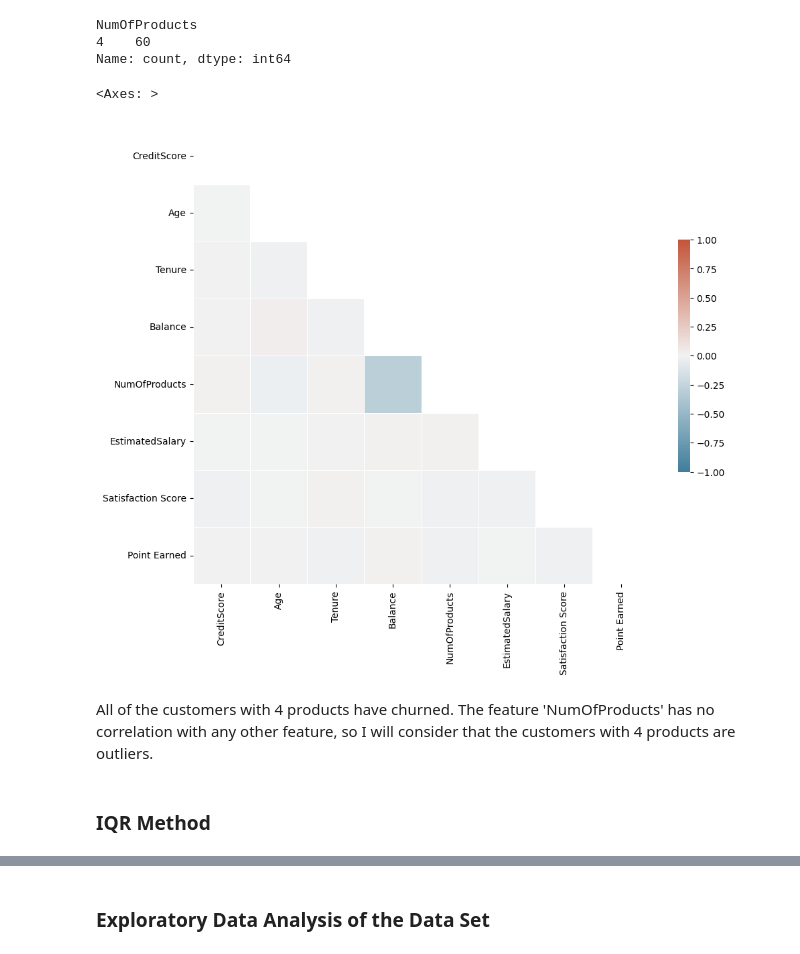
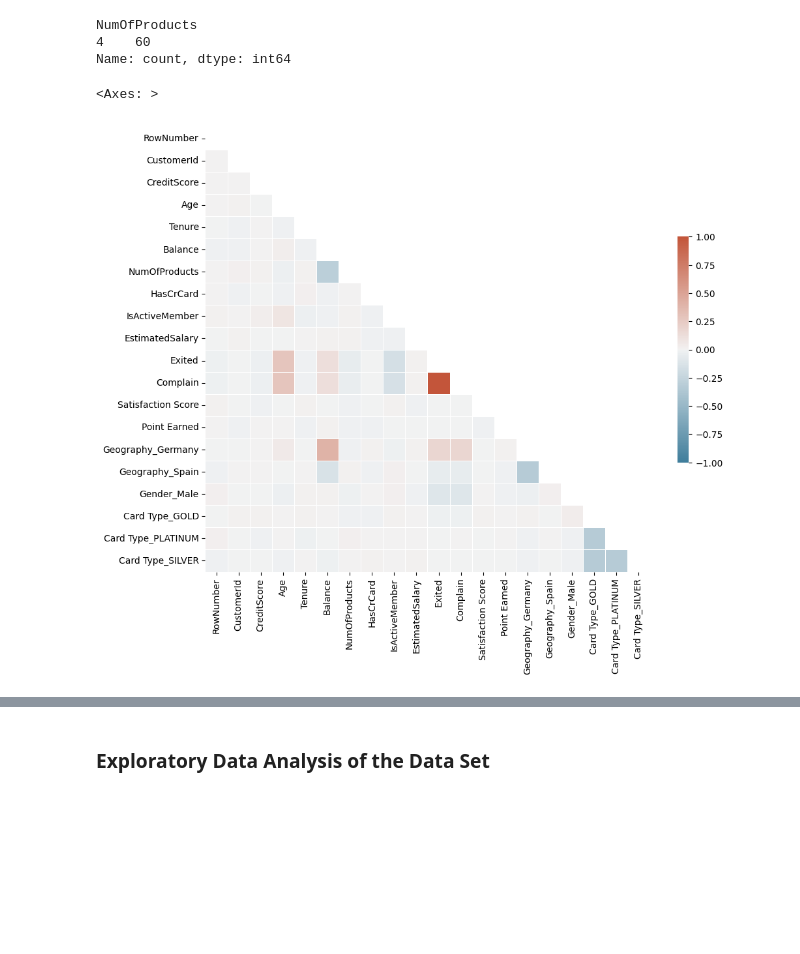
Before and after one commit to lucasanches/eda-bank-customer-churn, a Jupyter notebook: exploratory_analysis.ipynb, the cells around one changed output, grey strips where cells are left out. Drawn from its saved outputs; the diff is of its cells as text; code cells hidden in the pictures; blank space fills up the shorter version.

```diff
--- a/exploratory_analysis.ipynb
+++ b/exploratory_analysis.ipynb
@@ -189,16 +189,16 @@ Name: count, dtype: int64
 # %%
 # Getting the correlation matrix of the dataset
 
-corr = df.corr()
+bank_df.drop(['Surname'], axis=1, inplace=True)
+
+bank_df_encoded = pd.get_dummies(bank_df, drop_first=True)
+
+corr = bank_df_encoded.corr()
 mask = np.triu(np.ones_like(corr, dtype=bool))
 f, ax = plt.subplots(figsize=(11, 9))
 cmap = sns.diverging_palette(230, 20, as_cmap=True)
 sns.heatmap(corr, mask=mask, cmap=cmap, vmax=1, vmin=-1, center=0,
             square=True, linewidths=.5, cbar_kws={"shrink": .5})
 # %% [output]
 <Axes: >
-[figure, old version]
+[figure, new version]
-# %% [markdown]
-All of the customers with 4 products have churned. The feature 'NumOfProducts' has no correlation with any other feature, so I will consider that the customers with 4 products are outliers.
-# %% [markdown]
-### IQR Method
```
Also changed, not shown: parts of 22 cells of this notebook.
